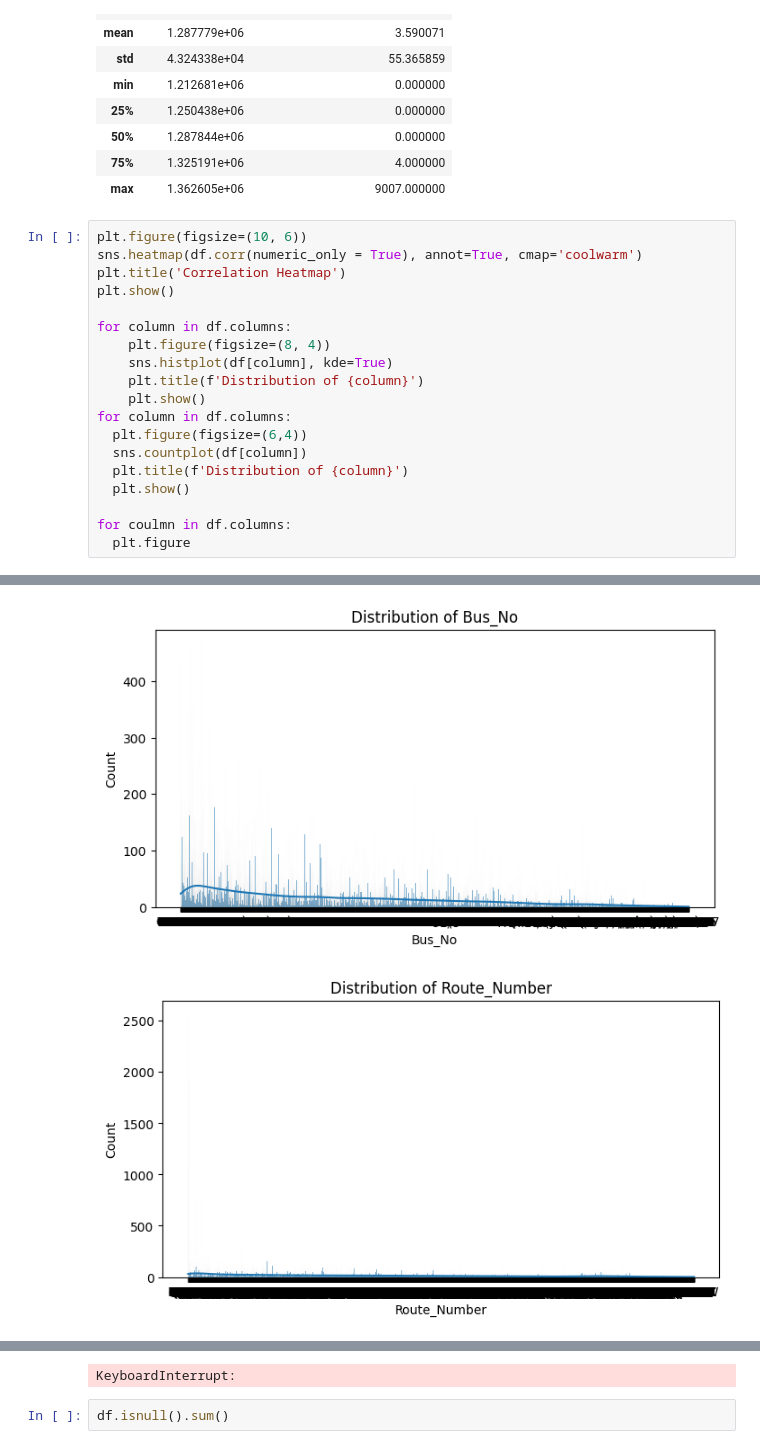
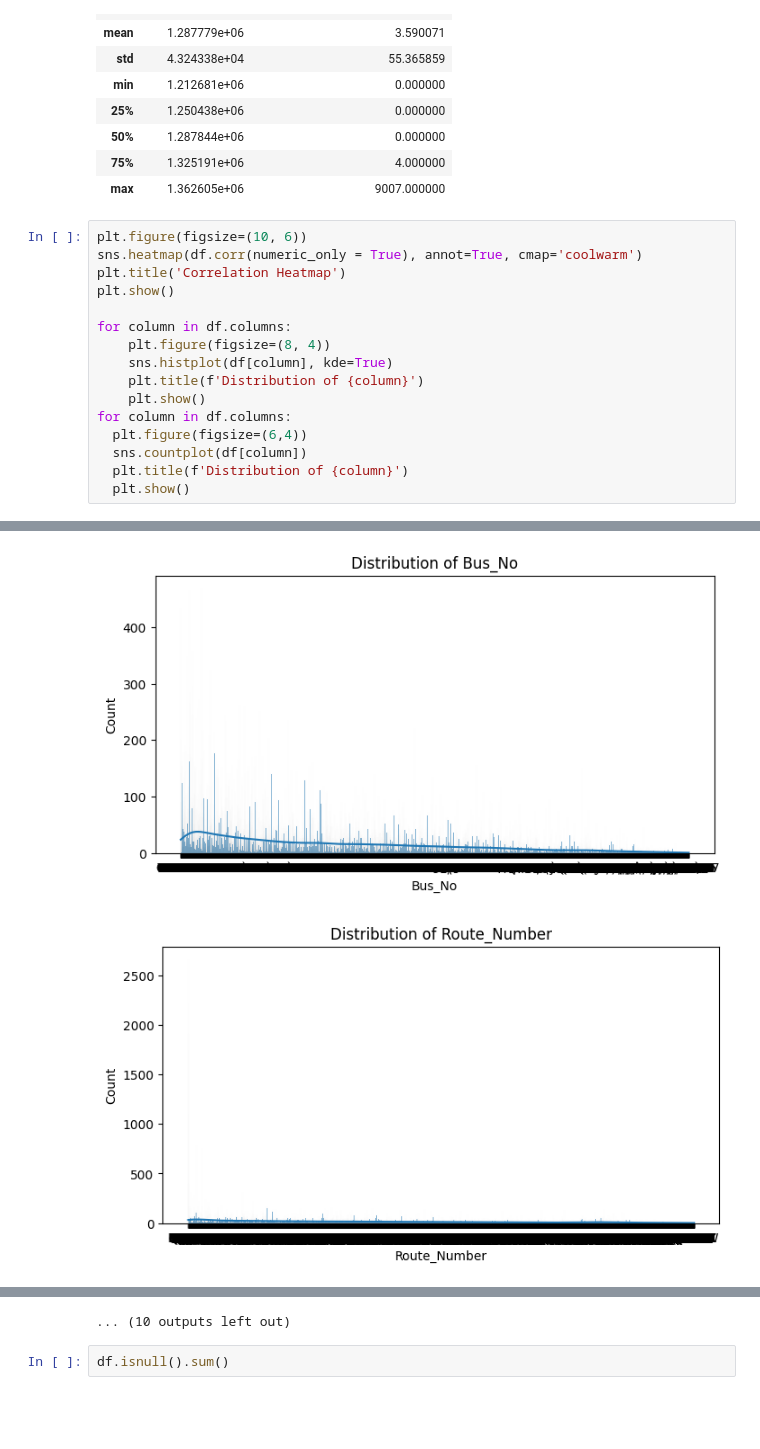
Before and after one commit to TAbdullah-T/T5-SAD, a Jupyter notebook: Deep Learning/Projects/Task_1_Artificial_Neural_Networks_(ANN).ipynb, the cells around one changed output, grey strips where cells are left out. Drawn from its saved outputs; the diff is of its cells as text; blank space fills up the shorter version.

```diff
--- a/Deep Learning/Projects/Task_1_Artificial_Neural_Networks_(ANN).ipynb
+++ b/Deep Learning/Projects/Task_1_Artificial_Neural_Networks_(ANN).ipynb
@@ -136,28 +136,25 @@ df.describe()
 # %%
 plt.figure(figsize=(10, 6))
 sns.heatmap(df.corr(numeric_only = True), annot=True, cmap='coolwarm')
 plt.title('Correlation Heatmap')
 plt.show()
 
 for column in df.columns:
     plt.figure(figsize=(8, 4))
     sns.histplot(df[column], kde=True)
     plt.title(f'Distribution of {column}')
     plt.show()
 for column in df.columns:
   plt.figure(figsize=(6,4))
   sns.countplot(df[column])
   plt.title(f'Distribution of {column}')
   plt.show()
-
-for coulmn in df.columns:
-  plt.figure
 # %% [output]
 [figure]
 [figure]
 [figure]
 [figure]
 [figure]
-[figure, old version]
+[figure, new version]
 [figure]
 [figure]
@@ -164,4 +165,4 @@ for coulmn in df.columns:
-KeyboardInterrupt:
+... (10 outputs left out)
 # %%
 df.isnull().sum()
 # %% [output]
```
Also changed, not shown: parts of 2 cells of this notebook.
